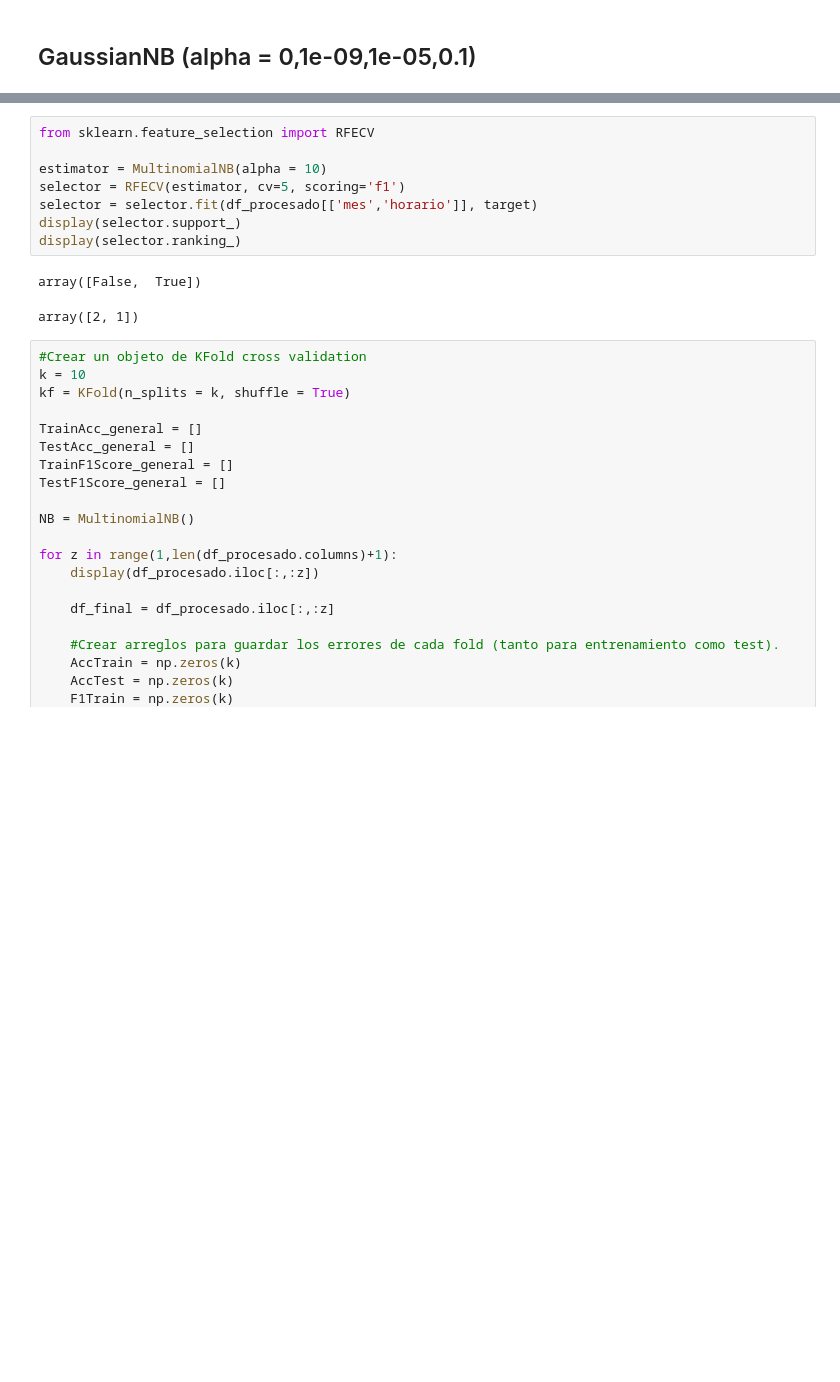
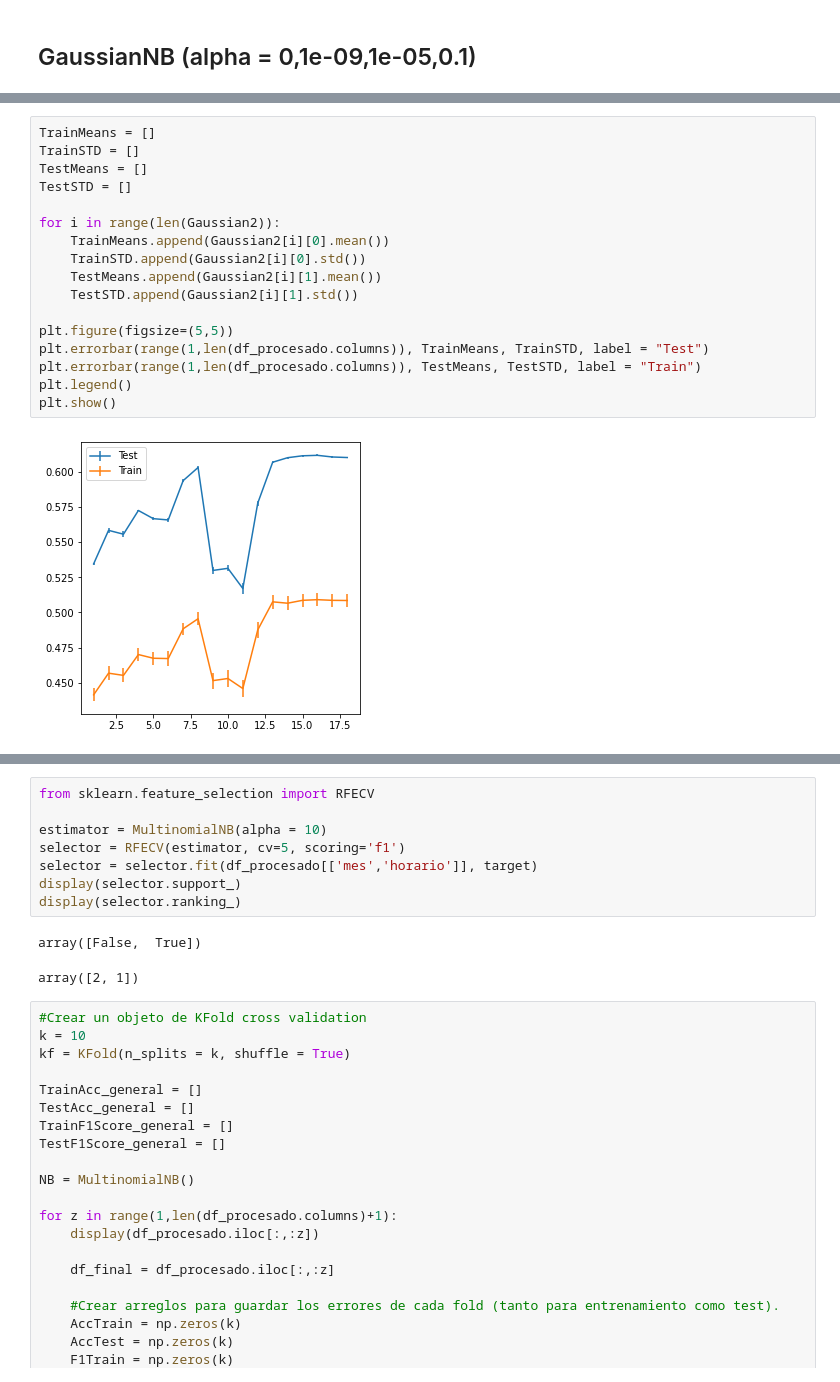
Before and after one commit to EBNoir/TICS411, a Jupyter notebook: Proyecto2/NaiveBayes.ipynb, the cells around one changed output, grey strips where cells are left out. Saved outputs shown, nothing was run; the diff lists cells and outputs as text; blank space fills up the shorter version.

```diff
--- a/Proyecto2/NaiveBayes.ipynb
+++ b/Proyecto2/NaiveBayes.ipynb
@@ -557,0 +490,19 @@ F1-score modelo para test:  0.4624696522361956 +- 0.005994122215572507
+# %%
+TrainMeans = []
+TrainSTD = []
+TestMeans = []
+TestSTD = []
+
+for i in range(len(Gaussian2)):
+    TrainMeans.append(Gaussian2[i][0].mean())
+    TrainSTD.append(Gaussian2[i][0].std())
+    TestMeans.append(Gaussian2[i][1].mean())
+    TestSTD.append(Gaussian2[i][1].std())
+
+plt.figure(figsize=(5,5))
+plt.errorbar(range(1,len(df_procesado.columns)), TrainMeans, TrainSTD, label = "Test")
+plt.errorbar(range(1,len(df_procesado.columns)), TestMeans, TestSTD, label = "Train")
+plt.legend()
+plt.show()
+# %% [output]
+[figure, added]
```
Also changed, not shown: parts of 16 cells of this notebook.
